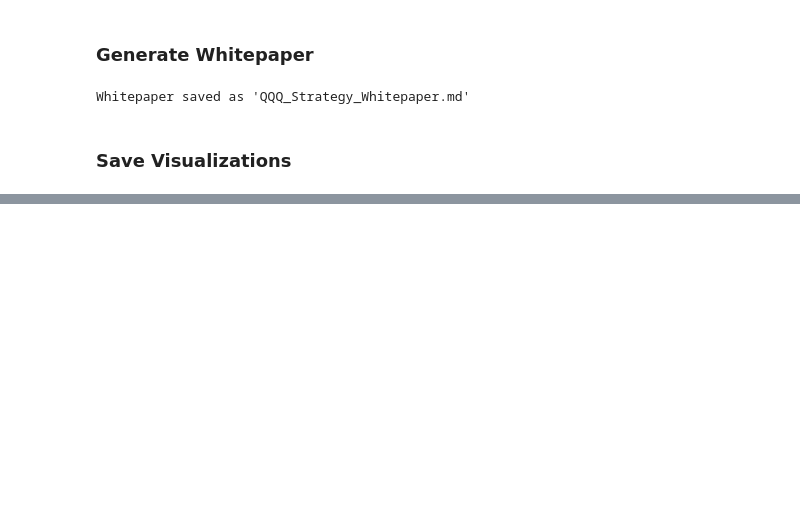
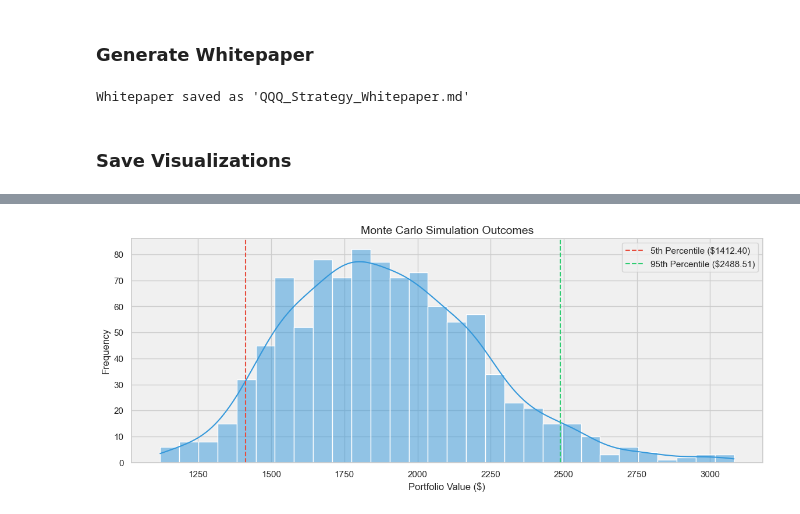
Before and after one commit to patel-mark/Algorithmic-Trading, a Jupyter notebook: 5.Risk Analysis & Deliverables.ipynb, the cells around one changed output, grey strips where cells are left out. Cells and saved outputs as stored; diff of their text form; code cells hidden in the pictures; blank space fills up the shorter version.

```diff
--- a/5.Risk Analysis & Deliverables.ipynb
+++ b/5.Risk Analysis & Deliverables.ipynb
@@ -146,0 +131,15 @@ plt.savefig("feature_importance.png", dpi=300, bbox_inches="tight")
+# %%
+# 2. Monte Carlo Simulation Distribution
+plt.figure(figsize=(14, 5))
+sns.histplot(final_values, bins=30, kde=True, color='#3498db')
+plt.axvline(np.percentile(final_values, 5), color='#e74c3c', linestyle='--',
+           label=f'5th Percentile (${np.percentile(final_values, 5):.2f})')
+plt.axvline(np.percentile(final_values, 95), color='#2ecc71', linestyle='--',
+           label=f'95th Percentile (${np.percentile(final_values, 95):.2f})')
+plt.xlabel('Portfolio Value ($)', size=12)
+plt.ylabel('Frequency', size=12)
+plt.title('Monte Carlo Simulation Outcomes', size=14)
+plt.legend()
+plt.savefig('monte_carlo_dist.png', bbox_inches='tight')
+# %% [output]
+[figure, added]
```
Also changed, not shown: parts of 4 cells of this notebook, 16 other files.
